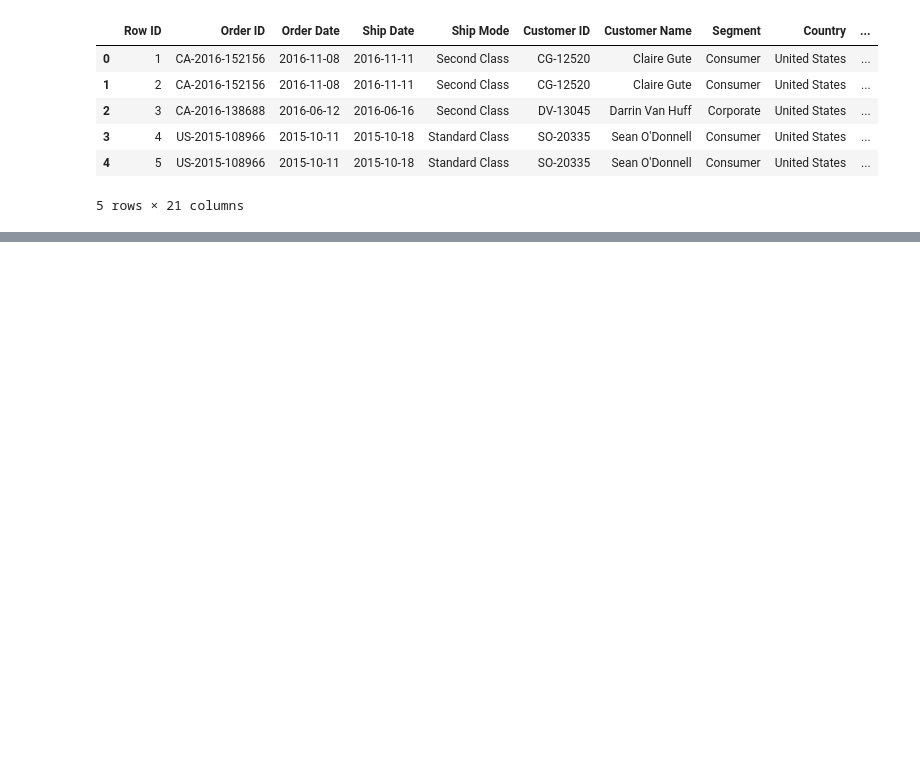
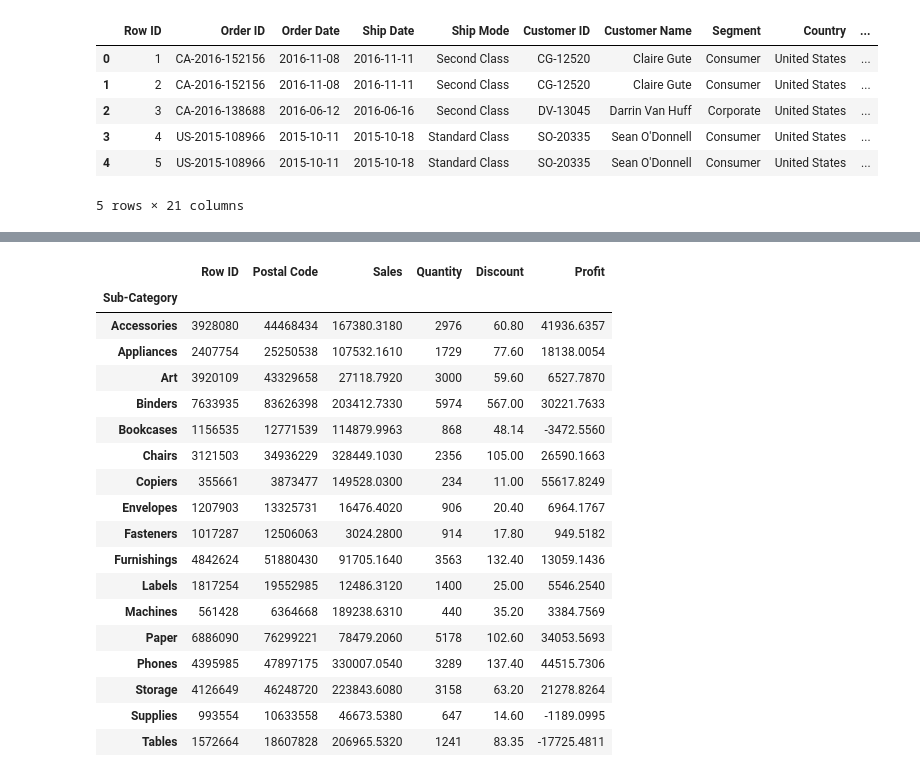
Before and after one commit to Gabby1937/Super_Store_Analysis, a Jupyter notebook: SuperStoreAnalysis.ipynb, the cells around one changed output, grey strips where cells are left out. Cells and saved outputs as stored; diff of their text form; code cells hidden in the pictures; blank space fills up the shorter version.

```diff
--- a/SuperStoreAnalysis.ipynb
+++ b/SuperStoreAnalysis.ipynb
@@ -15,0 +36,24 @@ data.head()
+# %%
+subcategories = data.groupby(by="Sub-Category").sum()
+
+subcategories
+# %% [output]
+|  | Row ID | Postal Code | Sales | Quantity | Discount | Profit |
+| Sub-Category |  |  |  |  |  |  |
+| Accessories | 3928080 | 44468434 | 167380.3180 | 2976 | 60.80 | 41936.6357 |
+| Appliances | 2407754 | 25250538 | 107532.1610 | 1729 | 77.60 | 18138.0054 |
+| Art | 3920109 | 43329658 | 27118.7920 | 3000 | 59.60 | 6527.7870 |
+| Binders | 7633935 | 83626398 | 203412.7330 | 5974 | 567.00 | 30221.7633 |
+| Bookcases | 1156535 | 12771539 | 114879.9963 | 868 | 48.14 | -3472.5560 |
+| Chairs | 3121503 | 34936229 | 328449.1030 | 2356 | 105.00 | 26590.1663 |
+| Copiers | 355661 | 3873477 | 149528.0300 | 234 | 11.00 | 55617.8249 |
+| Envelopes | 1207903 | 13325731 | 16476.4020 | 906 | 20.40 | 6964.1767 |
+| Fasteners | 1017287 | 12506063 | 3024.2800 | 914 | 17.80 | 949.5182 |
+| Furnishings | 4842624 | 51880430 | 91705.1640 | 3563 | 132.40 | 13059.1436 |
+| Labels | 1817254 | 19552985 | 12486.3120 | 1400 | 25.00 | 5546.2540 |
+| Machines | 561428 | 6364668 | 189238.6310 | 440 | 35.20 | 3384.7569 |
+| Paper | 6886090 | 76299221 | 78479.2060 | 5178 | 102.60 | 34053.5693 |
+| Phones | 4395985 | 47897175 | 330007.0540 | 3289 | 137.40 | 44515.7306 |
+| Storage | 4126649 | 46248720 | 223843.6080 | 3158 | 63.20 | 21278.8264 |
+| Supplies | 993554 | 10633558 | 46673.5380 | 647 | 14.60 | -1189.0995 |
+| Tables | 1572664 | 18607828 | 206965.5320 | 1241 | 83.35 | -17725.4811 |
```
Also changed, not shown: parts of 11 cells of this notebook.
